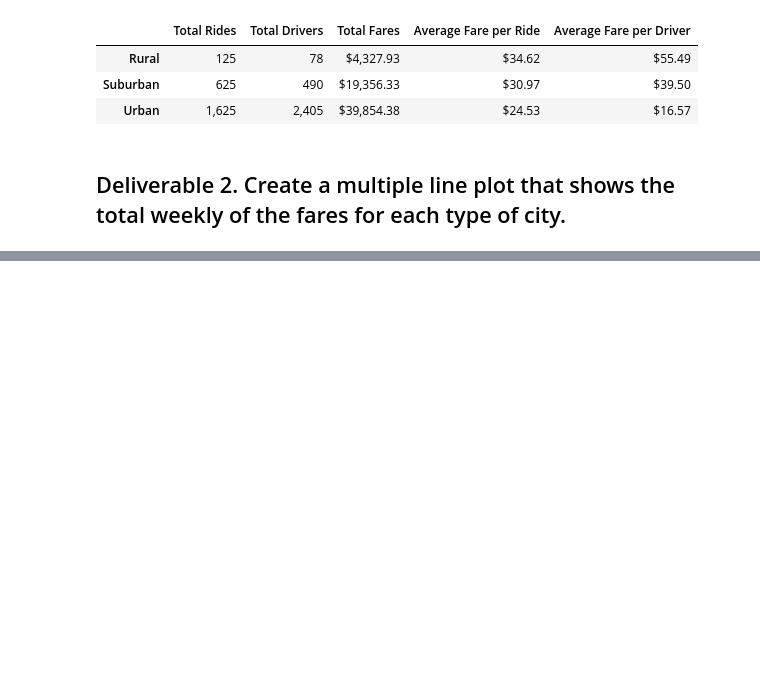
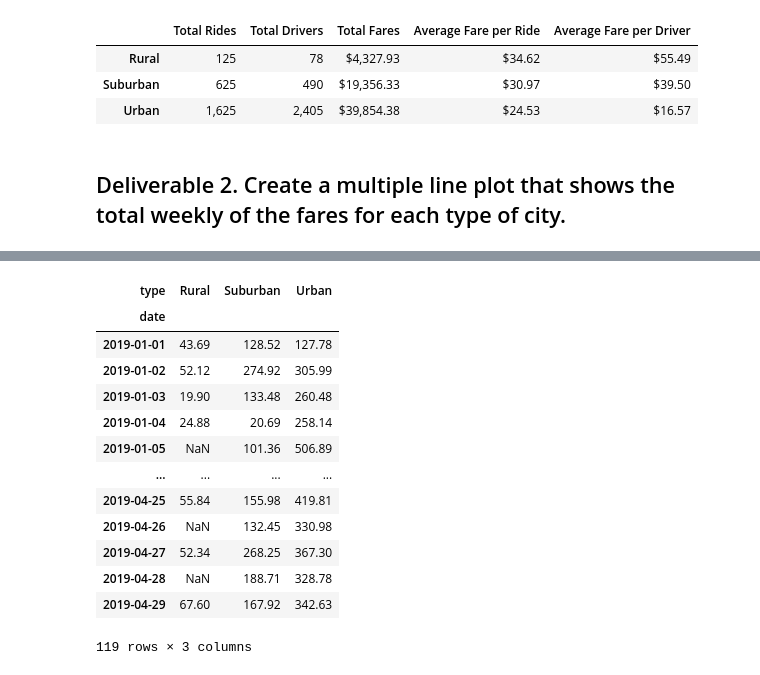
Before and after one commit to jnorman74/PyBer_Analysis, a Jupyter notebook: PyBer_Challenge.ipynb, the cells around one changed output, grey strips where cells are left out. Cells and saved outputs as stored; diff of their text form; code cells hidden in the pictures; blank space fills up the shorter version.

```diff
--- a/PyBer_Challenge.ipynb
+++ b/PyBer_Challenge.ipynb
@@ -123,3 +141,4 @@ pyber_summary_df
 # %%
-# 2. Using groupby() to create a new DataFrame showing the sum of the fares
-#  for each date where the indices are the city type and date.
+# 2. Using groupby() to create a new DataFrame showing the sum of all the fares where the indicies are the city and date
+city_type_sum_fares = pyber_data_df.groupby(['type', 'date']).sum()[['fare']]
+city_type_sum_fares.head(10)
@@ -126,3 +158,4 @@ pyber_summary_df
 # %%
 # 3. Reset the index on the DataFrame you created in #1. This is needed to use the 'pivot()' function.
-# df = df.reset_index()
+city_type_sum_fares = city_type_sum_fares.reset_index()
+city_type_sum_fares.tail(10)
@@ -132,5 +192,22 @@ pyber_summary_df
 # %%
 # 5. Create a new DataFrame from the pivot table DataFrame using loc on the given dates, '2019-01-01':'2019-04-29'.
+date_range_df = city_type_sum_fares_pivot.loc['2019-01-01':'2019-04-29']
+date_range_df
+# %% [output]
+| type | Rural | Suburban | Urban |
+| date |  |  |  |
+| 2019-01-01 | 43.69 | 128.52 | 127.78 |
+| 2019-01-02 | 52.12 | 274.92 | 305.99 |
+| 2019-01-03 | 19.90 | 133.48 | 260.48 |
+| 2019-01-04 | 24.88 | 20.69 | 258.14 |
+| 2019-01-05 | NaN | 101.36 | 506.89 |
+| ... | ... | ... | ... |
+| 2019-04-25 | 55.84 | 155.98 | 419.81 |
+| 2019-04-26 | NaN | 132.45 | 330.98 |
+| 2019-04-27 | 52.34 | 268.25 | 367.30 |
+| 2019-04-28 | NaN | 188.71 | 328.78 |
+| 2019-04-29 | 67.60 | 167.92 | 342.63 |
+119 rows × 3 columns
 # %%
 # 6. Set the "date" index to datetime datatype. This is necessary to use the resample() method in Step 8.
 # df.index = pd.to_datetime(df.index)
```
Also changed, not shown: parts of 9 cells of this notebook.
